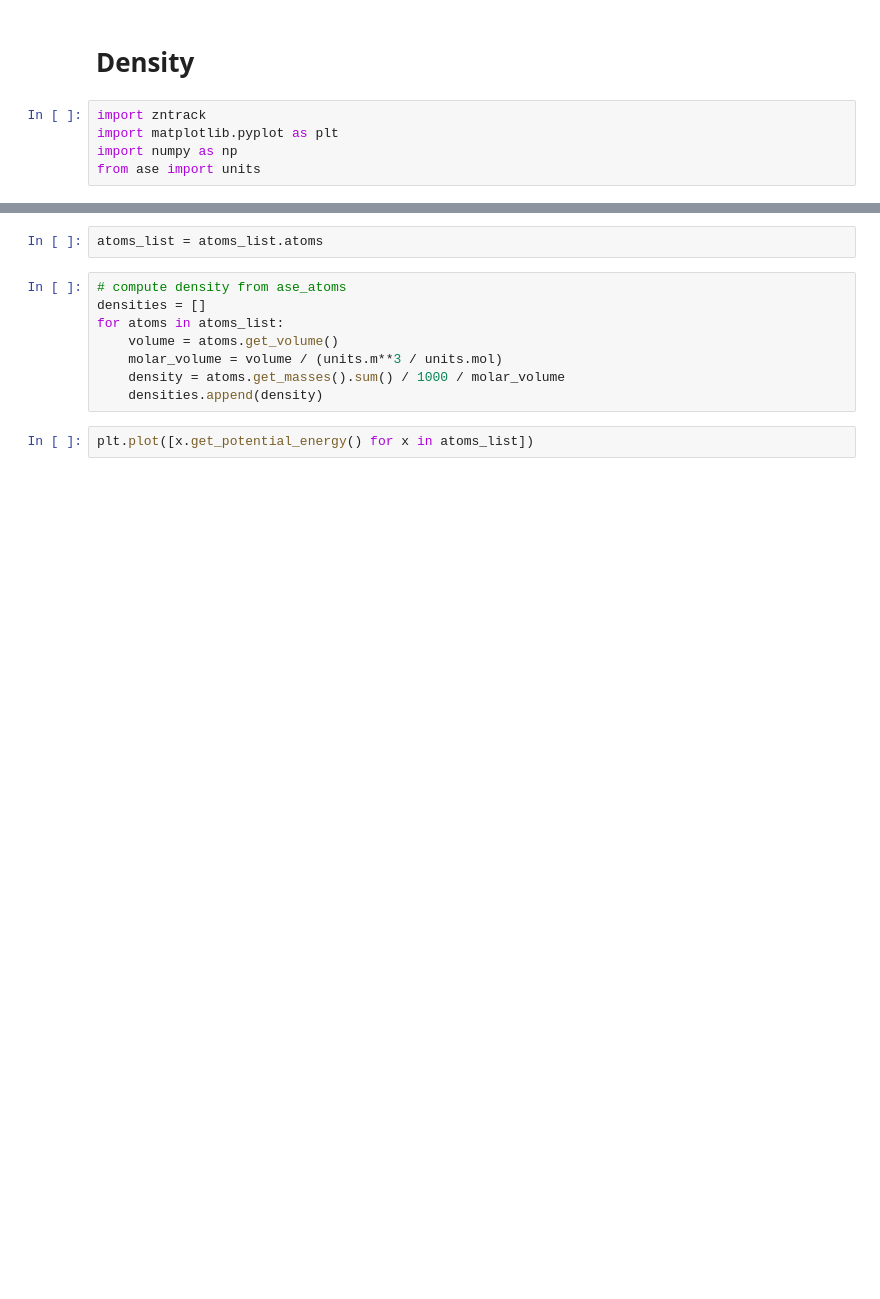
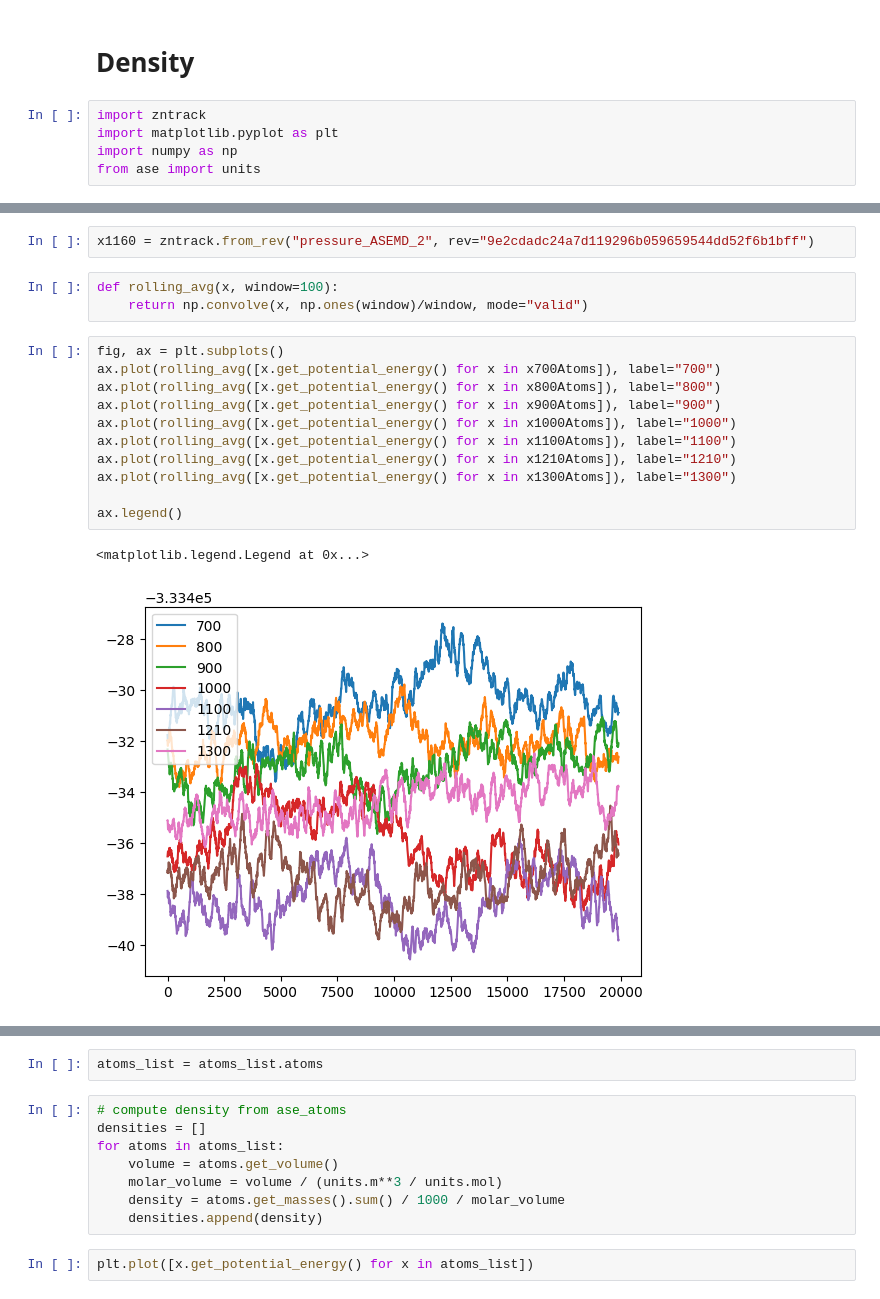
Before and after one commit to IPSProjects/BMIM-BF4, a Jupyter notebook: analysis.ipynb, the cells around one changed output, grey strips where cells are left out. Saved outputs shown, nothing was run; the diff lists cells and outputs as text; blank space fills up the shorter version.

```diff
--- a/analysis.ipynb
+++ b/analysis.ipynb
@@ -11,0 +21,19 @@ atoms_list = zntrack.from_rev("ML14_ASEMD")
+# %%
+x1160 = zntrack.from_rev("pressure_ASEMD_2", rev="9e2cdadc24a7d119296b059659544dd52f6b1bff")
+# %%
+def rolling_avg(x, window=100):
+    return np.convolve(x, np.ones(window)/window, mode="valid")
+# %%
+fig, ax = plt.subplots()
+ax.plot(rolling_avg([x.get_potential_energy() for x in x700Atoms]), label="700")
+ax.plot(rolling_avg([x.get_potential_energy() for x in x800Atoms]), label="800")
+ax.plot(rolling_avg([x.get_potential_energy() for x in x900Atoms]), label="900")
+ax.plot(rolling_avg([x.get_potential_energy() for x in x1000Atoms]), label="1000")
+ax.plot(rolling_avg([x.get_potential_energy() for x in x1100Atoms]), label="1100")
+ax.plot(rolling_avg([x.get_potential_energy() for x in x1210Atoms]), label="1210")
+ax.plot(rolling_avg([x.get_potential_energy() for x in x1300Atoms]), label="1300")
+
+ax.legend()
+# %% [output]
+<matplotlib.legend.Legend at 0x...>
+[figure, added]
```
Also changed, not shown: parts of 13 cells of this notebook, 19 other files.
